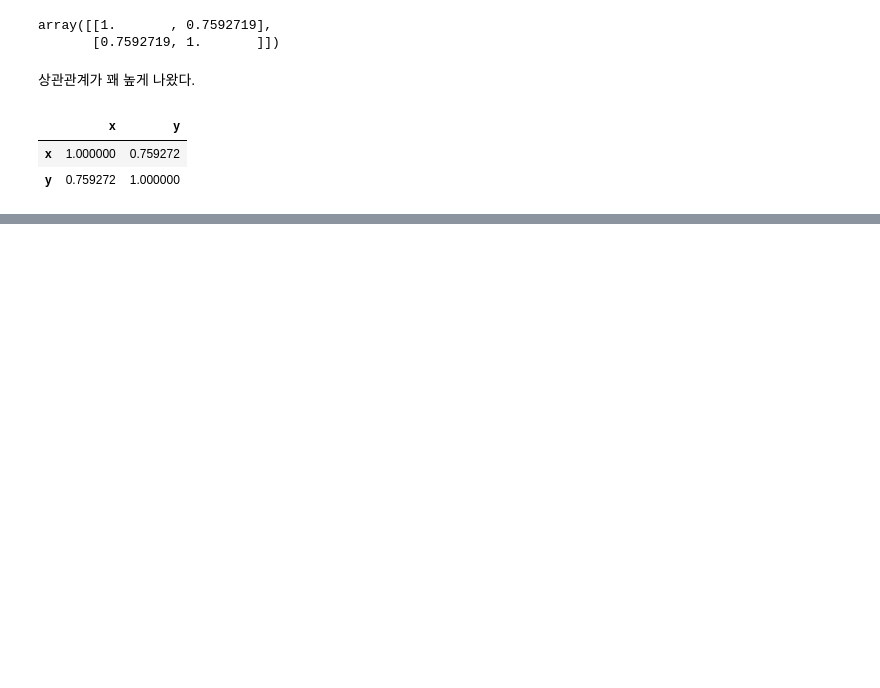
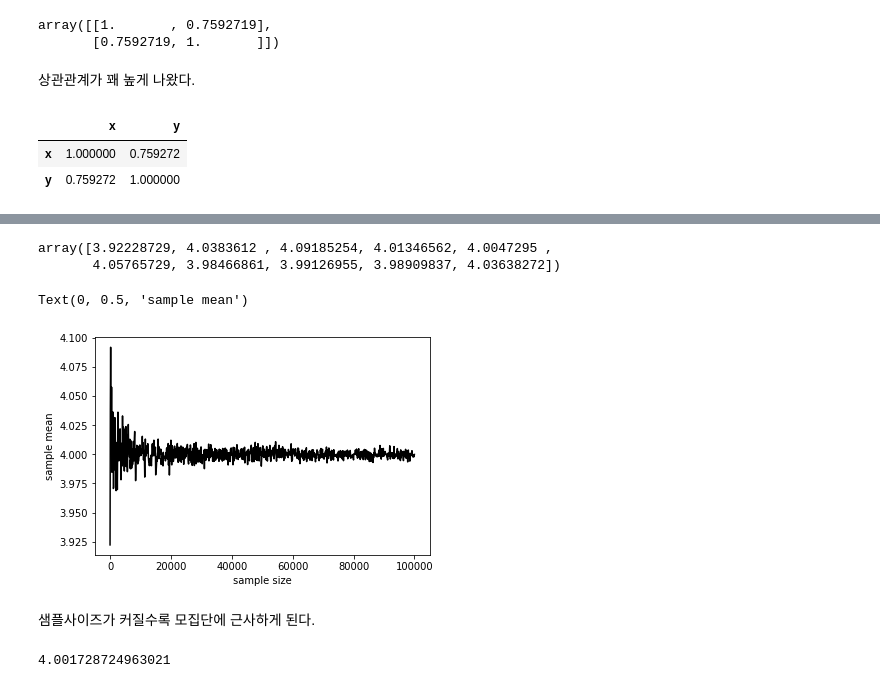
Before and after one commit to zzwony/Start_0920, a Jupyter notebook: 12_19_통계1.ipynb, the cells around one changed output, grey strips where cells are left out. Drawn from its saved outputs; the diff is of its cells as text; code cells hidden in the pictures; blank space fills up the shorter version.

```diff
--- a/12_19_통계1.ipynb
+++ b/12_19_통계1.ipynb
@@ -323,0 +377,36 @@ cov_data.corr()
+# %%
+sample_mean_array_size = np.zeros(len(size_array))
+# %%
+# 샘플사이즈를 변화시키면서 표본평균을 도출하는 시뮬레이션
+np.random.seed(1)
+for i in range(0, len(size_array)):
+  sample = population.rvs(size=size_array[i])
+  sample_mean_array_size[i] = np.mean(sample)
+sample_mean_array_size[:10]
+# %% [output]
+array([3.92228729, 4.0383612 , 4.09185254, 4.01346562, 4.0047295 ,
+       4.05765729, 3.98466861, 3.99126955, 3.98909837, 4.03638272])
+# %%
+# 샘플사이즈가 커질수록 표본평군이 모평균(4)에 가까워짐.
+import matplotlib.pyplot as plt
+plt.plot(size_array, sample_mean_array_size,
+         color='black')
+plt.xlabel('sample size')
+plt.ylabel('sample mean')
+# %% [output]
+Text(0, 0.5, 'sample mean')
+[figure, added]
+# %% [markdown]
+샘플사이즈가 커질수록 모집단에 근사하게 된다.
+# %%
+# 사용자 함수 (표본평균 계산) : cal_sample_mean(size, n_trial)
+
+def cal_sample_mean(size, n_trial):
+  sample_mean_array = np.zeros(n_trial)
+  for i in range(n_trial):
+    sample_mean_array[i] = population.rvs(size=size).mean()
+  return sample_mean_array
+
+np.mean(cal_sample_mean(size=10, n_trial=10000))
+# %% [output]
+4.001728724963021
```
Also changed, not shown: parts of 61 cells of this notebook.
